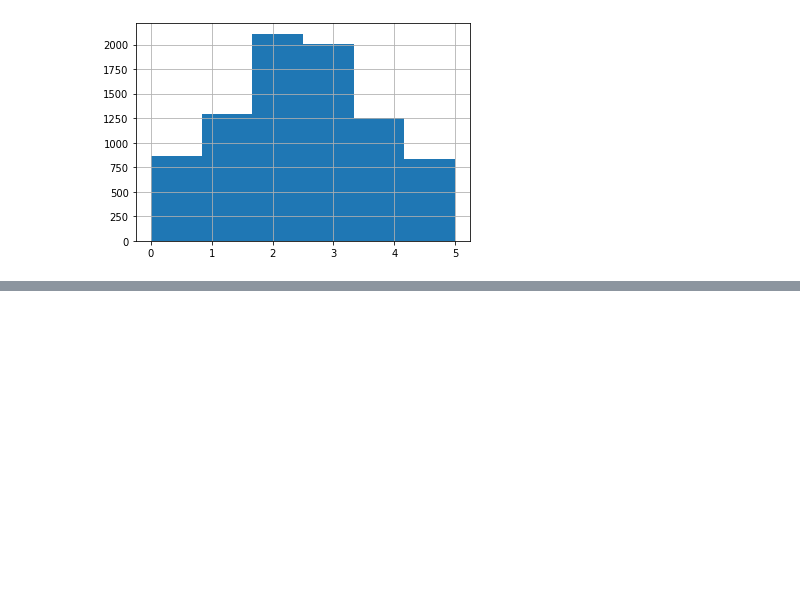
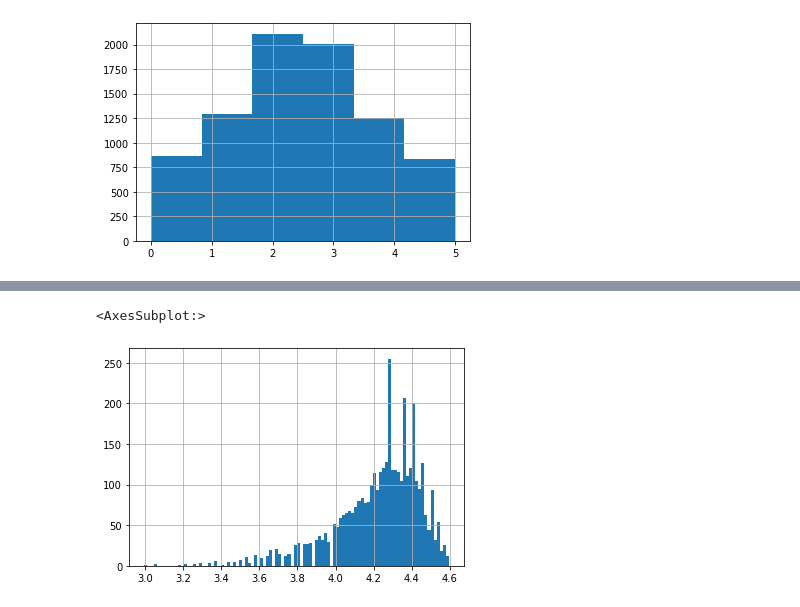
Before and after one commit to karunru/atmaCup8, a Jupyter notebook: notebooks/first_EDA.ipynb, the cells around one changed output, grey strips where cells are left out. Saved outputs shown, nothing was run; the diff lists cells and outputs as text; code cells hidden in the pictures; blank space fills up the shorter version.

```diff
--- a/notebooks/first_EDA.ipynb
+++ b/notebooks/first_EDA.ipynb
@@ -356,0 +369,5 @@ pd.qcut(np.log1p(train["Global_Sales"].to_pandas()), q=[0.0, 0.1, 0.25, 0.5, 0.7
+# %%
+np.log1p(train["Critic_Score"].to_pandas()).hist(bins=100)
+# %% [output]
+<AxesSubplot:>
+[figure, added]
```
Also changed, not shown: parts of 9 cells of this notebook, 7 other files.
